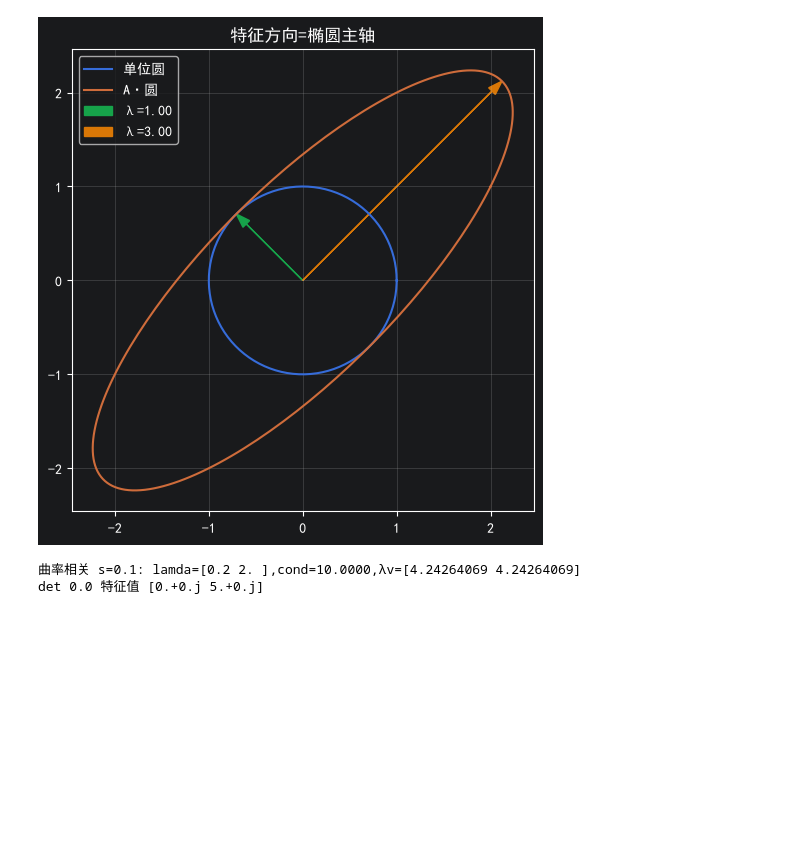
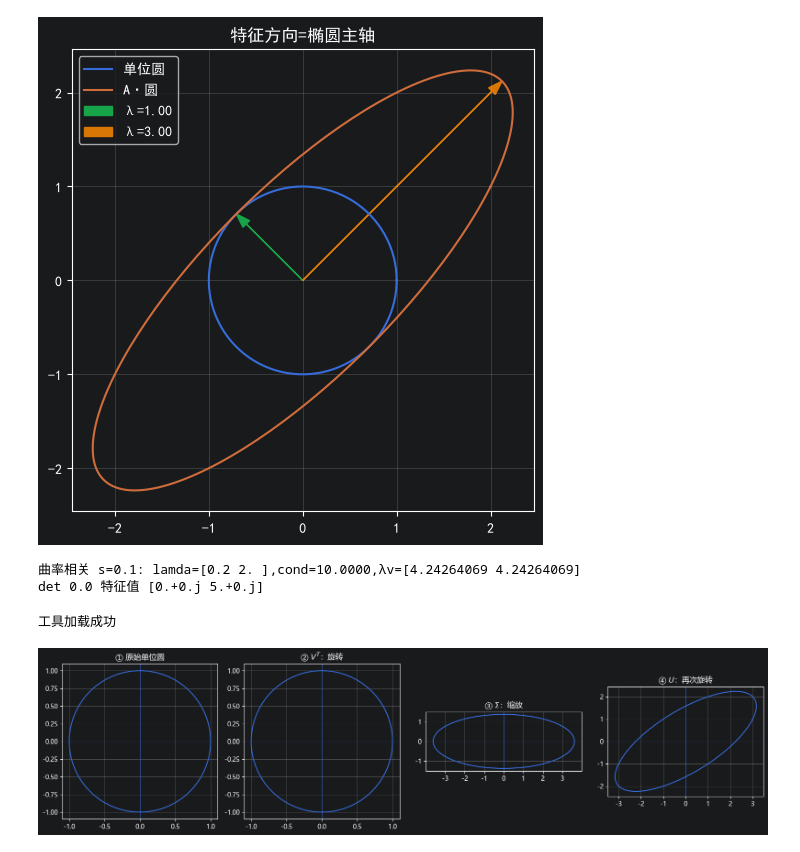
Before and after one commit to xiaohutuxian111/mathpro, a Jupyter notebook: class15_特征值与特征向量02/class15_特征值与特征向量02.ipynb, the cells around one changed output. Cells and saved outputs as stored; diff of their text form; code cells hidden in the pictures; blank space fills up the shorter version.

```diff
--- a/class15_特征值与特征向量02/class15_特征值与特征向量02.ipynb
+++ b/class15_特征值与特征向量02/class15_特征值与特征向量02.ipynb
@@ -674,3 +674,83 @@ det 0.0 特征值 [0.+0.j 5.+0.j]
 # # 5. 为什么PCA要用协方差矩阵？
 # #     - 协方差矩阵是对称的，特征向量是正交的，可以得到一组正交基，协方差矩阵的特征值反映了数据在其对应方向上的方差大小。
 # pca 协方差矩阵找一组正交方向,加上数据已经中心化(均值为0),协防差居正是是对成矩阵,可以获得实数解,Gram-Schmidt正交化,=数据投影等于V特征值越大,方向上承载的信息越多,对协方差举报v正特征分解,排序,去前k的特征矩阵,让几何直觉于代数求解联系到一起
+# %%
+import numpy as np
+import matplotlib.pyplot as plt
+
+plt.rcParams["font.sans-serif"] = ["Microsoft YaHei"]
+plt.rcParams["axes.unicode_minus"] = False
+print('工具加载成功')
+
+
+def draw_svd(A):
+    U, S, Vt = np.linalg.svd(A)
+
+    # Sigma 矩阵
+    Sigma = np.diag(S)
+
+    # 创建单位圆
+    theta = np.linspace(0, 2 * np.pi, 200)
+    circle = np.vstack([np.cos(theta), np.sin(theta)])
+
+    # 第一次旋转
+    step1 = Vt @ circle
+    # 第二次缩放
+    step2 = Sigma @ step1
+    # 第三次旋转
+    step3 = U @ step2
+
+    result = A @ circle
+
+    # 绘图
+    fig, axes = plt.subplots(1, 4, figsize=(16, 4))
+    # 原始单位圆
+    axes[0].plot(circle[0], circle[1])
+    axes[0].set_title("① 原始单位圆")
+    # V^T
+    axes[1].plot(step1[0], step1[1])
+    axes[1].set_title(r"② $V^T$：旋转")
+    #  # Sigma
+    axes[2].plot(step2[0], step2[1])
+    axes[2].set_title(r"③ $\Sigma$：缩放")
+    # U
+    axes[3].plot(step3[0], step3[1])
+    axes[3].set_title(r"④ $U$：再次旋转")
+
+      # 坐标轴
+    for ax in axes:
+        ax.axhline(0, linewidth=0.8)
+        ax.axvline(0, linewidth=0.8)
+        ax.set_aspect("equal")
+        ax.grid(True)
+
+    plt.tight_layout()
+    plt.show()
+
+
+    # 5. 输出 SVD 结果
+
+    print("A =")
+    print(A)
+
+    print("\nU =")
+    print(U)
+
+    print("\nΣ =")
+    print(Sigma)
+
+    print("\nVᵀ =")
+    print(Vt)
+
+    print("\n验证 A ≈ UΣVᵀ：")
+    print(U @ Sigma @ Vt)
+
+A = np.array([
+    [3, 1],
+    [1, 2]
+], dtype=float)
+
+draw_svd(A)
+# %% [output]
+工具加载成功
+[figure, added]
```
Also changed, not shown: parts of 2 cells of this notebook, 7 other files.
